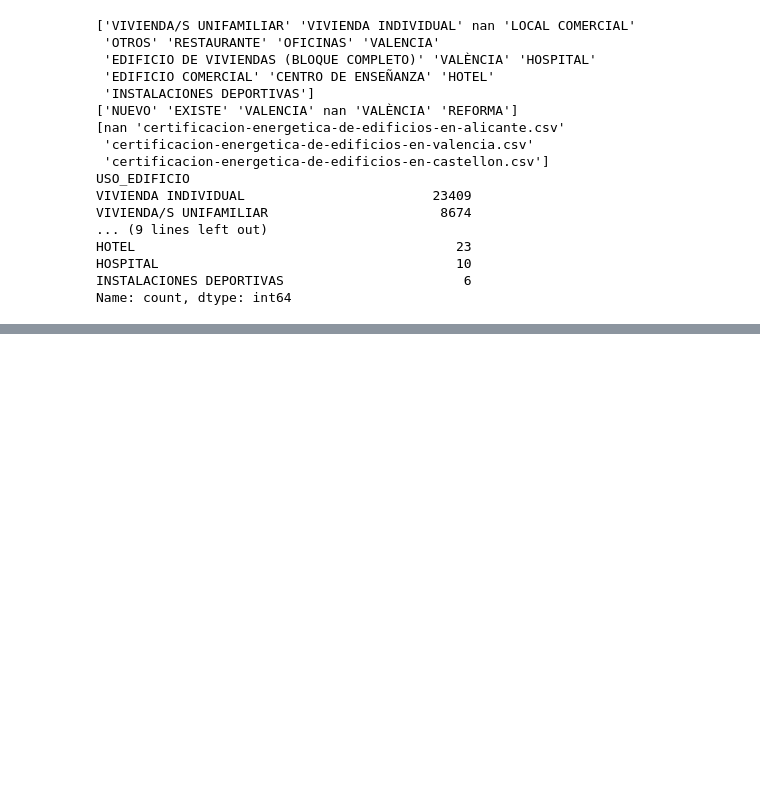
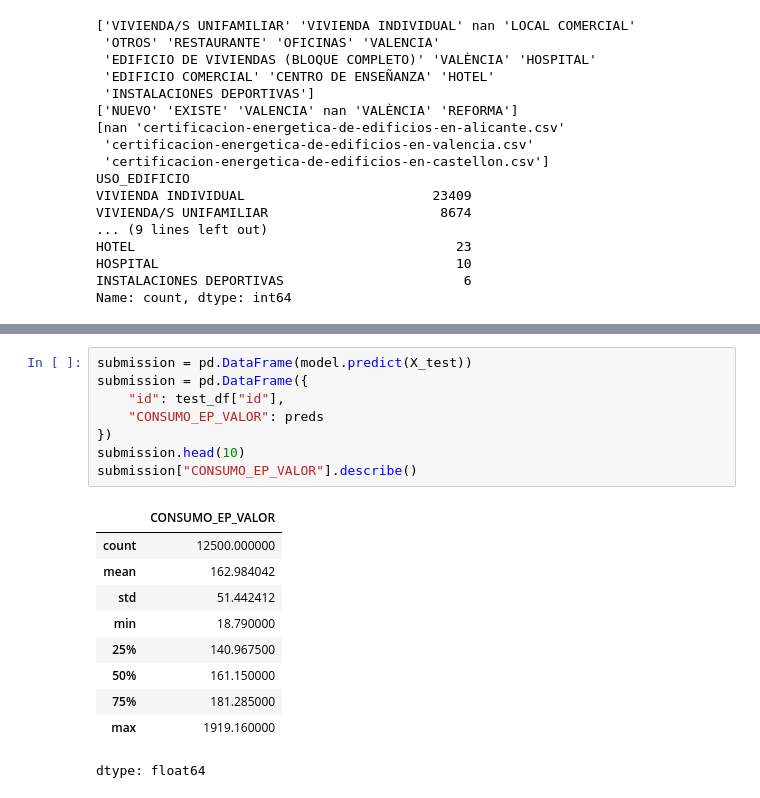
Before and after one commit to atmsDAWDAMAlicante/CEPython2526, a Jupyter notebook: Modulo_3_Analisis_de_datos/PROYECTO_KAGGLE/Proyecto_mod_Análisis_Datos_Python_ANGELTOMASMORENOSENEN.ipynb, the cells around one changed output, grey strips where cells are left out. Drawn from its saved outputs; the diff is of its cells as text; blank space fills up the shorter version.

```diff
--- a/Modulo_3_Analisis_de_datos/PROYECTO_KAGGLE/Proyecto_mod_Análisis_Datos_Python_ANGELTOMASMORENOSENEN.ipynb
+++ b/Modulo_3_Analisis_de_datos/PROYECTO_KAGGLE/Proyecto_mod_Análisis_Datos_Python_ANGELTOMASMORENOSENEN.ipynb
@@ -237,0 +435,19 @@ Name: count, dtype: int64
+# %%
+submission = pd.DataFrame(model.predict(X_test))
+submission = pd.DataFrame({
+    "id": test_df["id"],
+    "CONSUMO_EP_VALOR": preds
+})
+submission.head(10)
+submission["CONSUMO_EP_VALOR"].describe()
+# %% [output]
+|  | CONSUMO_EP_VALOR |
+| count | 12500.000000 |
+| mean | 162.984042 |
+| std | 51.442412 |
+| min | 18.790000 |
+| 25% | 140.967500 |
+| 50% | 161.150000 |
+| 75% | 181.285000 |
+| max | 1919.160000 |
+dtype: float64
```
Also changed, not shown: parts of 17 cells of this notebook, 1 other file.
